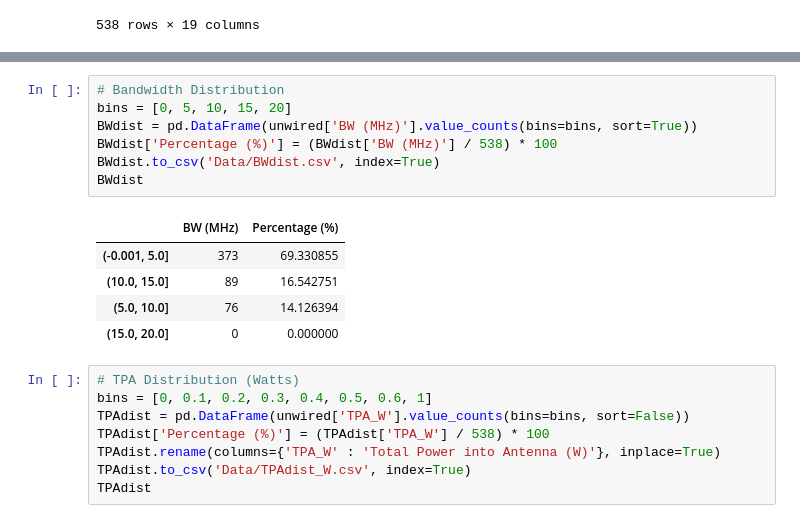
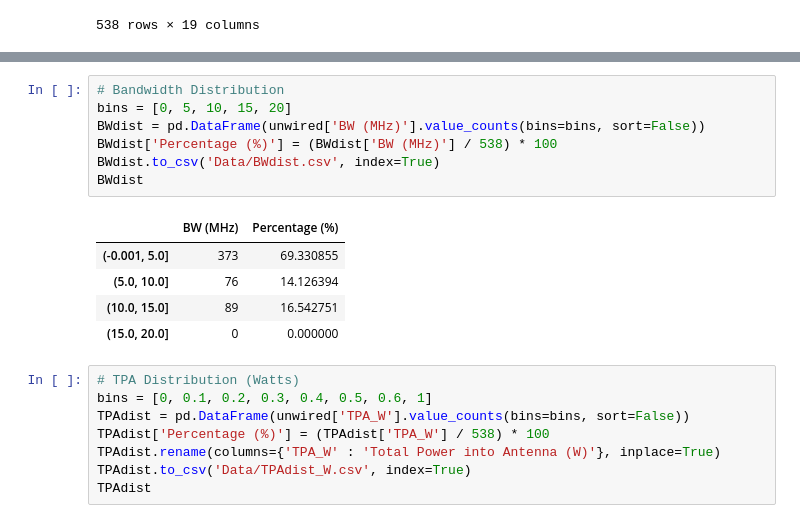
Before and after one commit to navnith-reddy/RAdata, a Jupyter notebook: dataProcessing.ipynb, the cells around one changed output, grey strips where cells are left out. Drawn from its saved outputs; the diff is of its cells as text.

```diff
--- a/dataProcessing.ipynb
+++ b/dataProcessing.ipynb
@@ -99,15 +99,15 @@ BWstats
 # %%
 # Bandwidth Distribution
 bins = [0, 5, 10, 15, 20]
-BWdist = pd.DataFrame(unwired['BW (MHz)'].value_counts(bins=bins, sort=True))
+BWdist = pd.DataFrame(unwired['BW (MHz)'].value_counts(bins=bins, sort=False))
 BWdist['Percentage (%)'] = (BWdist['BW (MHz)'] / 538) * 100
 BWdist.to_csv('Data/BWdist.csv', index=True)
 BWdist
 # %% [output]
 |  | BW (MHz) | Percentage (%) |
 | (-0.001, 5.0] | 373 | 69.330855 |
+| (5.0, 10.0] | 76 | 14.126394 |
 | (10.0, 15.0] | 89 | 16.542751 |
-| (5.0, 10.0] | 76 | 14.126394 |
 | (15.0, 20.0] | 0 | 0.000000 |
 # %%
 # TPA Distribution (Watts)
```
Also changed, not shown: parts of 1 cell of this notebook.
